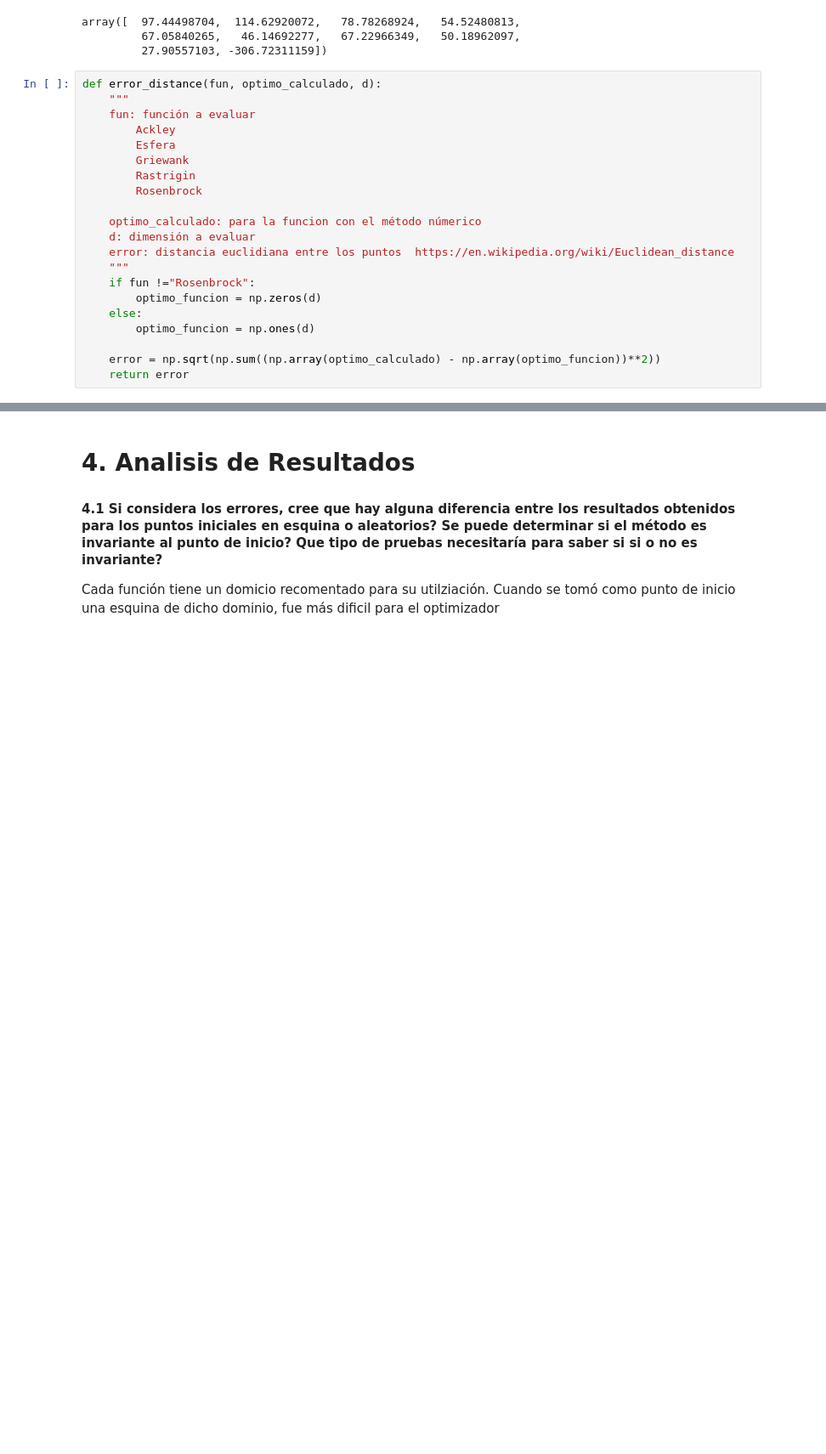
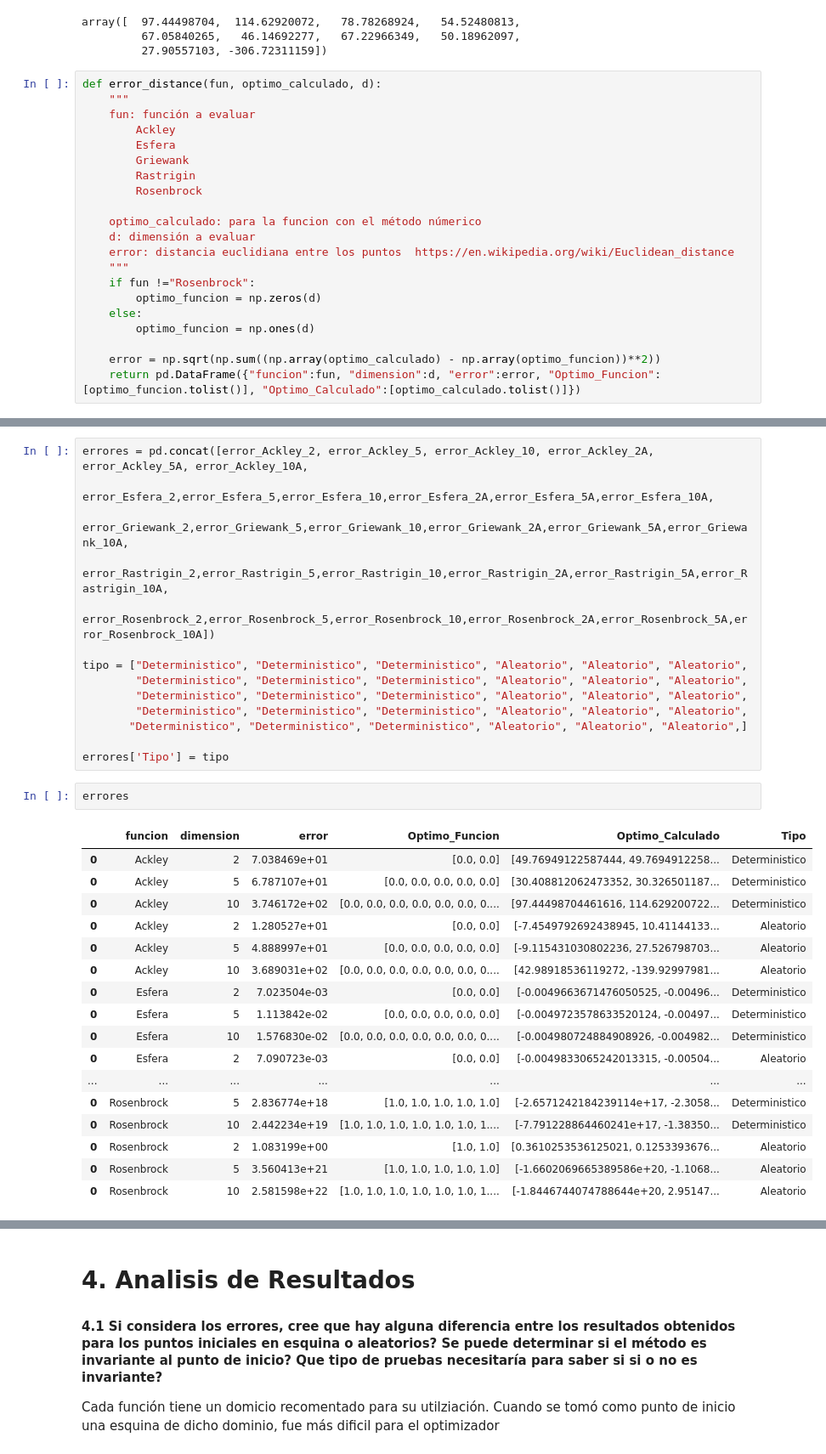
Before and after one commit to efvillar/Quasi-Newton-BFGS, a Jupyter notebook: Tarea_Programacion_1-Optimizacion_BFGS.ipynb, the cells around one changed output, grey strips where cells are left out. Shown at 85% size. Saved outputs shown, nothing was run; the diff lists cells and outputs as text; blank space fills up the shorter version.

```diff
--- a/Tarea_Programacion_1-Optimizacion_BFGS.ipynb
+++ b/Tarea_Programacion_1-Optimizacion_BFGS.ipynb
@@ -2225,4 +2226,4 @@ def error_distance(fun, optimo_calculado, d):
         optimo_funcion = np.ones(d)
 
     error = np.sqrt(np.sum((np.array(optimo_calculado) - np.array(optimo_funcion))**2))
-    return error
+    return pd.DataFrame({"funcion":fun, "dimension":d, "error":error, "Optimo_Funcion":[optimo_funcion.tolist()], "Optimo_Calculado":[optimo_calculado.tolist()]})
@@ -2235,0 +2265,34 @@ optimos = {ros_2:}
+# %%
+errores = pd.concat([error_Ackley_2, error_Ackley_5, error_Ackley_10, error_Ackley_2A, error_Ackley_5A, error_Ackley_10A,
+                    error_Esfera_2,error_Esfera_5,error_Esfera_10,error_Esfera_2A,error_Esfera_5A,error_Esfera_10A,
+                    error_Griewank_2,error_Griewank_5,error_Griewank_10,error_Griewank_2A,error_Griewank_5A,error_Griewank_10A,
+                    error_Rastrigin_2,error_Rastrigin_5,error_Rastrigin_10,error_Rastrigin_2A,error_Rastrigin_5A,error_Rastrigin_10A,
+                    error_Rosenbrock_2,error_Rosenbrock_5,error_Rosenbrock_10,error_Rosenbrock_2A,error_Rosenbrock_5A,error_Rosenbrock_10A])
+
+tipo = ["Deterministico", "Deterministico", "Deterministico", "Aleatorio", "Aleatorio", "Aleatorio",
+        "Deterministico", "Deterministico", "Deterministico", "Aleatorio", "Aleatorio", "Aleatorio",
+        "Deterministico", "Deterministico", "Deterministico", "Aleatorio", "Aleatorio", "Aleatorio",
+        "Deterministico", "Deterministico", "Deterministico", "Aleatorio", "Aleatorio", "Aleatorio",
+       "Deterministico", "Deterministico", "Deterministico", "Aleatorio", "Aleatorio", "Aleatorio",]
+
+errores['Tipo'] = tipo
+# %%
+errores
+# %% [output]
+|  | funcion | dimension | error | Optimo_Funcion | Optimo_Calculado | Tipo |
+| 0 | Ackley | 2 | 7.038469e+01 | [0.0, 0.0] | [49.76949122587444, 49.7694912258... | Deterministico |
+| 0 | Ackley | 5 | 6.787107e+01 | [0.0, 0.0, 0.0, 0.0, 0.0] | [30.408812062473352, 30.326501187... | Deterministico |
+| 0 | Ackley | 10 | 3.746172e+02 | [0.0, 0.0, 0.0, 0.0, 0.0, 0.0, 0.... | [97.44498704461616, 114.629200722... | Deterministico |
+| 0 | Ackley | 2 | 1.280527e+01 | [0.0, 0.0] | [-7.4549792692438945, 10.41144133... | Aleatorio |
+| 0 | Ackley | 5 | 4.888997e+01 | [0.0, 0.0, 0.0, 0.0, 0.0] | [-9.115431030802236, 27.526798703... | Aleatorio |
+| 0 | Ackley | 10 | 3.689031e+02 | [0.0, 0.0, 0.0, 0.0, 0.0, 0.0, 0.... | [42.98918536119272, -139.92997981... | Aleatorio |
+| 0 | Esfera | 2 | 7.023504e-03 | [0.0, 0.0] | [-0.0049663671476050525, -0.00496... | Deterministico |
+| 0 | Esfera | 5 | 1.113842e-02 | [0.0, 0.0, 0.0, 0.0, 0.0] | [-0.0049723578633520124, -0.00497... | Deterministico |
+| 0 | Esfera | 10 | 1.576830e-02 | [0.0, 0.0, 0.0, 0.0, 0.0, 0.0, 0.... | [-0.004980724884908926, -0.004982... | Deterministico |
+| 0 | Esfera | 2 | 7.090723e-03 | [0.0, 0.0] | [-0.0049833065242013315, -0.00504... | Aleatorio |
+| ... | ... | ... | ... | ... | ... | ... |
+| 0 | Rosenbrock | 5 | 2.836774e+18 | [1.0, 1.0, 1.0, 1.0, 1.0] | [-2.6571242184239114e+17, -2.3058... | Deterministico |
+| 0 | Rosenbrock | 10 | 2.442234e+19 | [1.0, 1.0, 1.0, 1.0, 1.0, 1.0, 1.... | [-7.791228864460241e+17, -1.38350... | Deterministico |
+| 0 | Rosenbrock | 2 | 1.083199e+00 | [1.0, 1.0] | [0.3610253536125021, 0.1253393676... | Aleatorio |
+| 0 | Rosenbrock | 5 | 3.560413e+21 | [1.0, 1.0, 1.0, 1.0, 1.0] | [-1.6602069665389586e+20, -1.1068... | Aleatorio |
+| 0 | Rosenbrock | 10 | 2.581598e+22 | [1.0, 1.0, 1.0, 1.0, 1.0, 1.0, 1.... | [-1.8446744074788644e+20, 2.95147... | Aleatorio |
```
Also changed, not shown: parts of 15 cells of this notebook.
